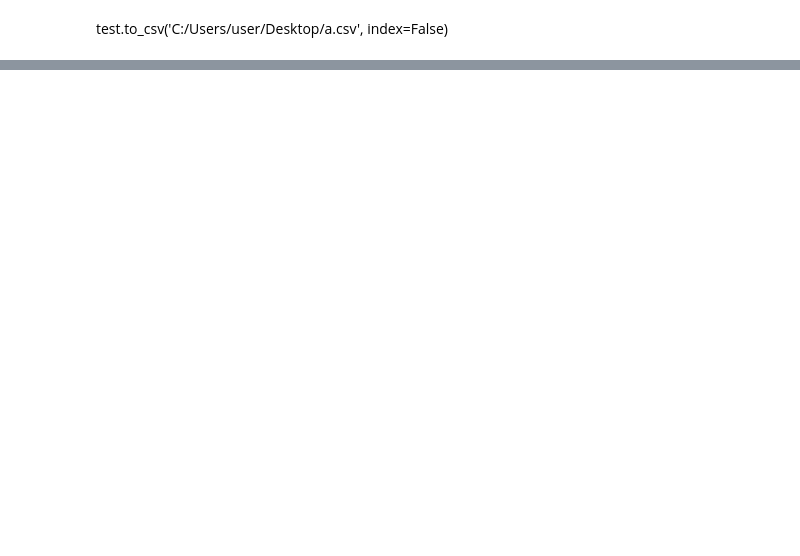
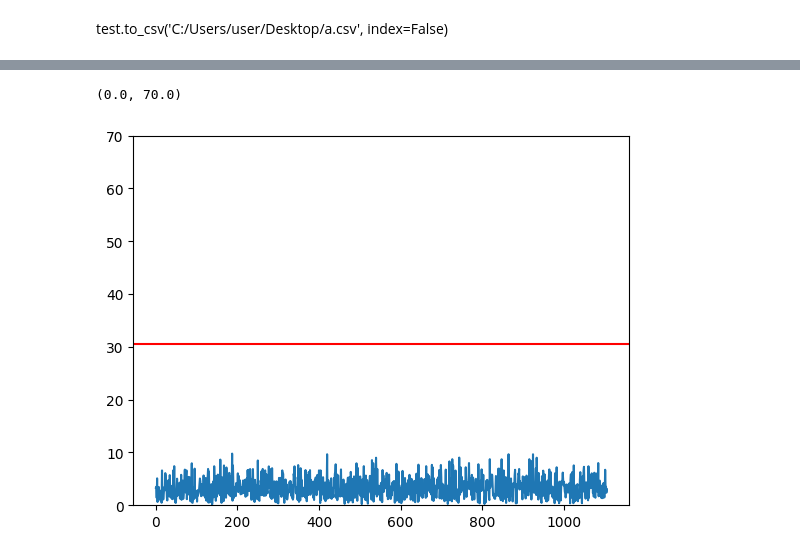
Before and after one commit to Jjineeq/Anomaly-Detection, a Jupyter notebook: toy_project/23_04_08.ipynb, the cells around one changed output, grey strips where cells are left out. Saved outputs shown, nothing was run; the diff lists cells and outputs as text; code cells hidden in the pictures; blank space fills up the shorter version.

```diff
--- a/toy_project/23_04_08.ipynb
+++ b/toy_project/23_04_08.ipynb
@@ -165,0 +301,20 @@ test.to_csv('C:/Users/user/Desktop/a.csv', index=False)
+# %%
+train_x_1 = train[(train['type']==0) | (train['type']==4)| (train['type']==5) | (train['type']==6) | (train['type']==7)]
+train_x_2 = train[train['type'] == 1]
+train_x_3 = train[train['type'] == 2]
+train_x_4 = train[train['type'] == 3]
+# %%
+test_x_1 = test[(test['type']==0) | (test['type']==4)| (test['type']==5) | (test['type']==6) | (test['type']==7)]
+test_x_2 = test[test['type'] == 1]
+test_x_3 = test[test['type'] == 2]
+test_x_4 = test[test['type'] == 3]
+# %%
+hotellings_1 = hotellings_tsquare(pd.DataFrame(train_x_1), pd.DataFrame(train_x_1))
+hotellings_2 = hotellings_tsquare(pd.DataFrame(train_x_2), pd.DataFrame(train_x_2))
+hotellings_3 = hotellings_tsquare(pd.DataFrame(train_x_3), pd.DataFrame(train_x_3))
+hotellings_4 = hotellings_tsquare(pd.DataFrame(train_x_4), pd.DataFrame(train_x_4))
+# %%
+hotellings_1_all = hotellings_tsquare(pd.DataFrame(train_x_1), pd.DataFrame(test_x_1))
+hotellings_2_all = hotellings_tsquare(pd.DataFrame(train_x_2), pd.DataFrame(test_x_2))
+hotellings_3_all = hotellings_tsquare(pd.DataFrame(train_x_3), pd.DataFrame(test_x_3))
+hotellings_4_all = hotellings_tsquare(pd.DataFrame(train_x_4), pd.DataFrame(test_x_4))
@@ -165,0 +328,7 @@ test.to_csv('C:/Users/user/Desktop/a.csv', index=False)
+# %%
+plt.plot(hotellings_2_all)
+plt.axhline(y = bootstrap_limit(hotellings_2), color = 'r')
+plt.ylim(0,70)
+# %% [output]
+(0.0, 70.0)
+[figure, added]
```
Also changed, not shown: parts of 34 cells of this notebook, 4 other files.
